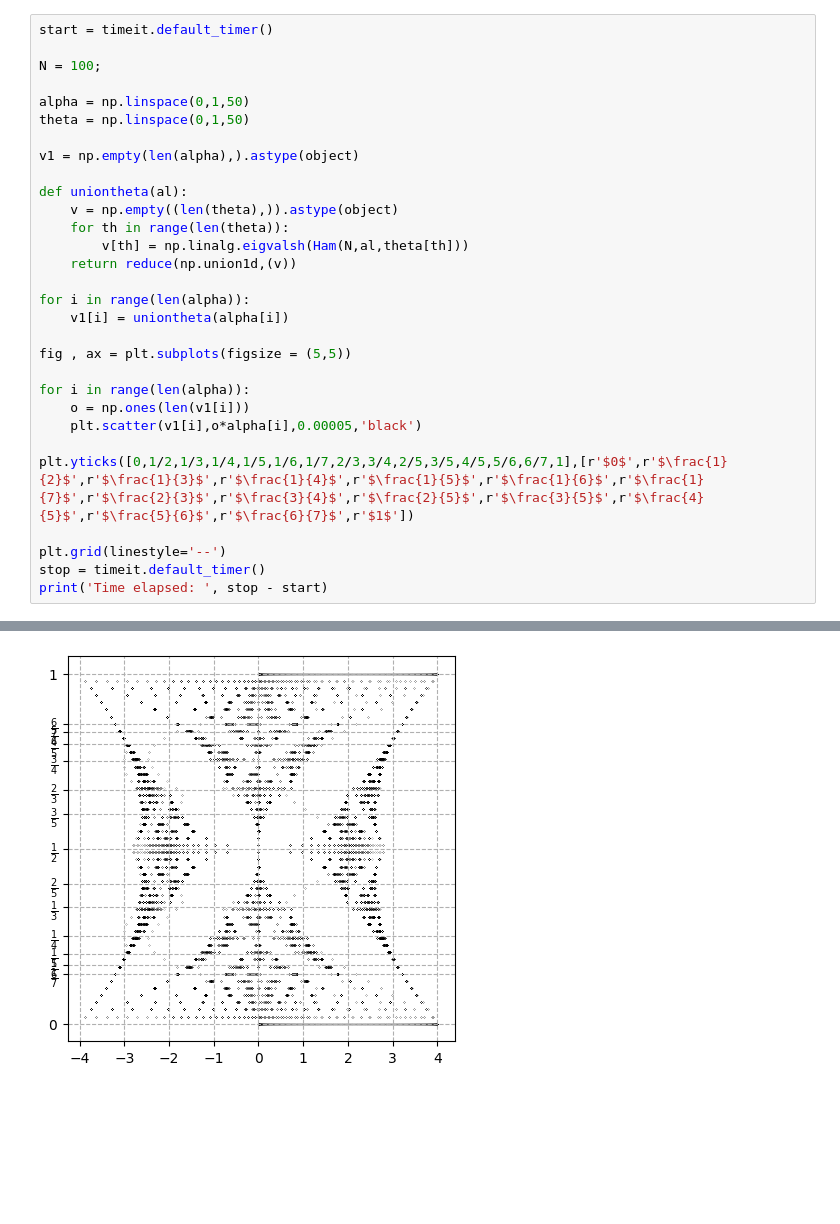
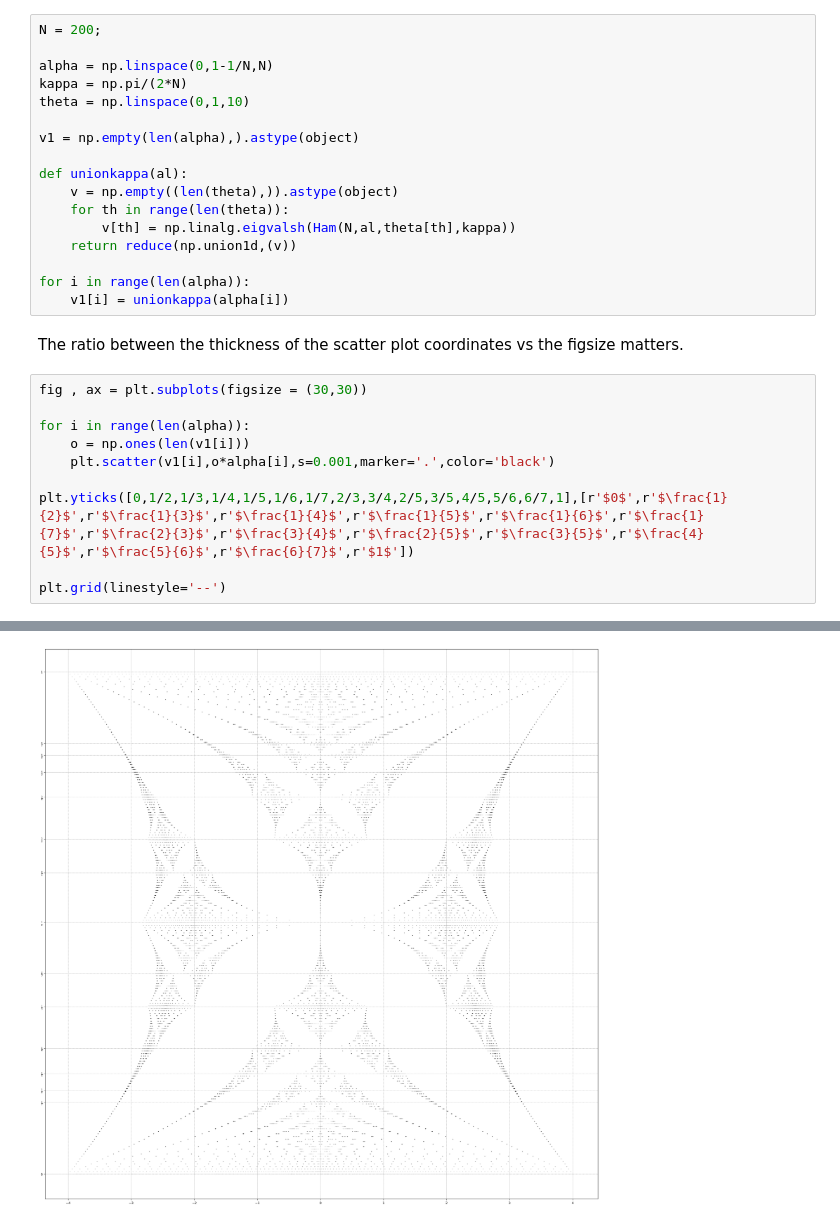
Before and after one commit to LianHaeming/HofstadterButterfly, a Jupyter notebook: Hofstadter Butterfly.ipynb, the cells around one changed output, grey strips where cells are left out. Drawn from its saved outputs; the diff is of its cells as text; blank space fills up the shorter version.

```diff
--- a/Hofstadter Butterfly.ipynb
+++ b/Hofstadter Butterfly.ipynb
@@ -47,33 +20,32 @@ def Ham(N,alpha,kappa):
 
     return(H.T)
+# %%
+N = 200;
+
+alpha = np.linspace(0,1-1/N,N)
+kappa = np.pi/(2*N)
+theta = np.linspace(0,1,10)
+
+v1 = np.empty(len(alpha),).astype(object)
+
+def unionkappa(al):
+    v = np.empty((len(theta),)).astype(object)
+    for th in range(len(theta)):
+        v[th] = np.linalg.eigvalsh(Ham(N,al,theta[th],kappa))
+    return reduce(np.union1d,(v))
+
+for i in range(len(alpha)):
+    v1[i] = unionkappa(alpha[i])
+# %% [markdown]
+The ratio between the thickness of the scatter plot coordinates vs the figsize matters.
 # %%
-start = timeit.default_timer()
-
-N = 100;
-
-alpha = np.linspace(0,1,50)
-theta = np.linspace(0,1,50)
-
-v1 = np.empty(len(alpha),).astype(object)
-
-def uniontheta(al):
-    v = np.empty((len(theta),)).astype(object)
-    for th in range(len(theta)):
-        v[th] = np.linalg.eigvalsh(Ham(N,al,theta[th]))
-    return reduce(np.union1d,(v))
-
-for i in range(len(alpha)):
-    v1[i] = uniontheta(alpha[i])
-
-fig , ax = plt.subplots(figsize = (5,5))
+fig , ax = plt.subplots(figsize = (30,30))
 
 for i in range(len(alpha)):
     o = np.ones(len(v1[i]))
-    plt.scatter(v1[i],o*alpha[i],0.00005,'black')
+    plt.scatter(v1[i],o*alpha[i],s=0.001,marker='.',color='black')
 
 plt.yticks([0,1/2,1/3,1/4,1/5,1/6,1/7,2/3,3/4,2/5,3/5,4/5,5/6,6/7,1],[r'$0$',r'$\frac{1}{2}$',r'$\frac{1}{3}$',r'$\frac{1}{4}$',r'$\frac{1}{5}$',r'$\frac{1}{6}$',r'$\frac{1}{7}$',r'$\frac{2}{3}$',r'$\frac{3}{4}$',r'$\frac{2}{5}$',r'$\frac{3}{5}$',r'$\frac{4}{5}$',r'$\frac{5}{6}$',r'$\frac{6}{7}$',r'$1$'])
 
 plt.grid(linestyle='--')
-stop = timeit.default_timer()
-print('Time elapsed: ', stop - start)
 # %% [output]
@@ -81 +52 @@ Time elapsed:  3.734619500115514
-[figure, old version]
+[figure, new version]
```
Also changed, not shown: parts of 9 cells of this notebook, 2 other files.
